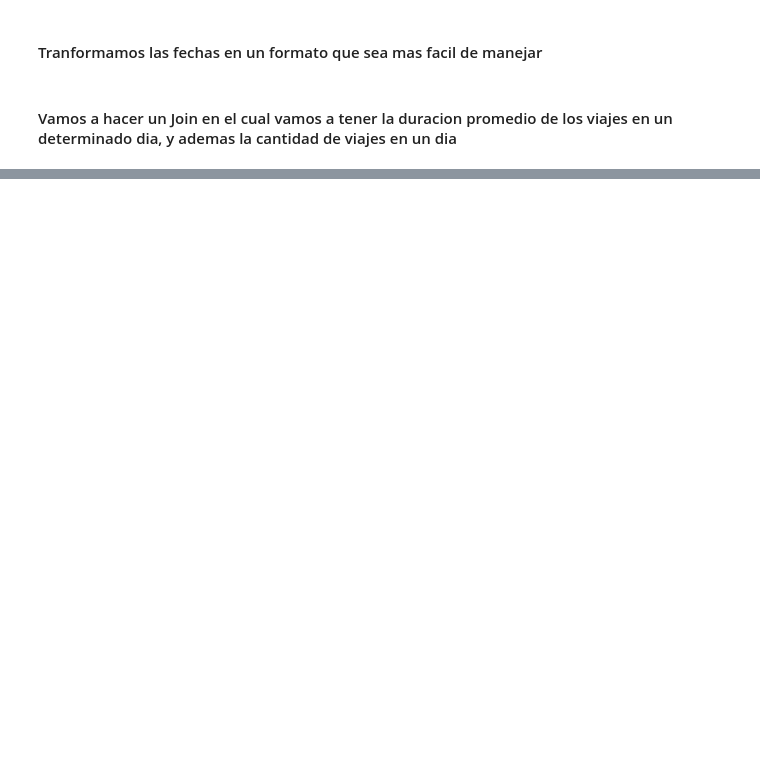
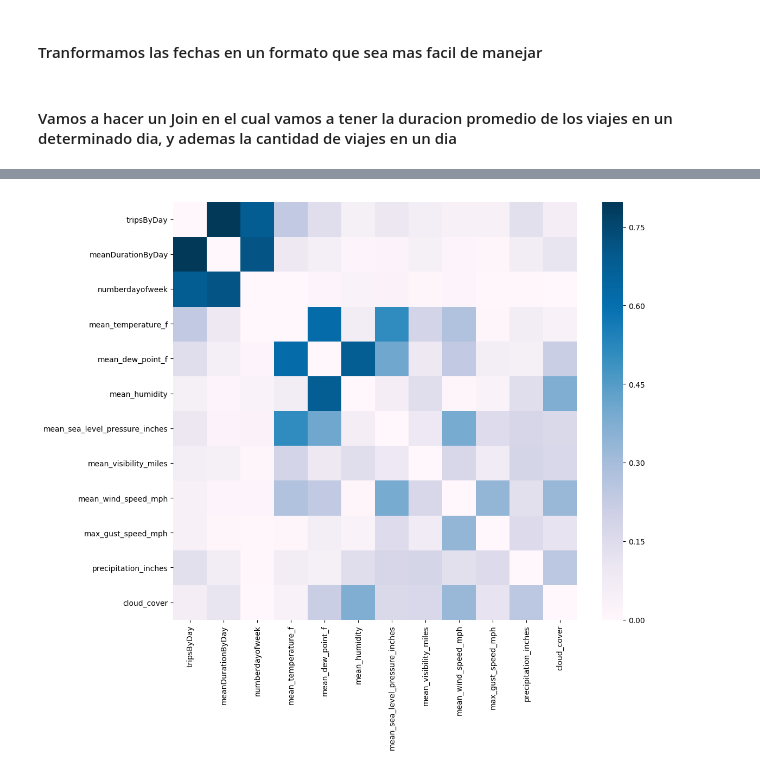
Before and after one commit to pabloernesto/sfBikes, a Jupyter notebook: tripsAndWeather.ipynb, the cells around one changed output, grey strips where cells are left out. Saved outputs shown, nothing was run; the diff lists cells and outputs as text; code cells hidden in the pictures; blank space fills up the shorter version.

```diff
--- a/tripsAndWeather.ipynb
+++ b/tripsAndWeather.ipynb
@@ -40,7 +40,7 @@ weather['events'] = weather['events'].apply(lambda x : 'Rain' if x == 'rain' els
 # %% [markdown]
 #### Vamos a hacer un Join en el cual vamos a tener la duracion promedio de los viajes en un determinado dia, y ademas la cantidad de viajes en un dia
 # %%
-tripsWithReduceDuration = trips[(trips['duration'] < 10000) & (trips['duration'] > 60)]
+tripsWithReduceDuration = trips[(trips['duration'] < 7200) & (trips['duration'] > 60)]
 # %%
 tripsByDay = tripsWithReduceDuration[['start_date']]
 tripsByDay.rename(columns={'start_date' : 'date'},inplace=True)
@@ -205,0 +143,12 @@ weather.plot?
+# %%
+#'mean_temperature_f', 'mean_dew_point_f', 'mean_humidity', 'mean_sea_level_pressure_inches',
+#'mean_visibility_miles', 'mean_wind_speed_mph', 'max_gust_speed_mph', 'precipitation_inches','cloud_cover'
+
+fig, ax = plt.subplots(figsize=(12,10));        # Sample figsize in inches
+cor = correlationData[['tripsByDay','meanDurationByDay','numberdayofweek','mean_temperature_f', 'mean_dew_point_f', 'mean_humidity', 'mean_sea_level_pressure_inches',\
+                 'mean_visibility_miles', 'mean_wind_speed_mph', 'max_gust_speed_mph', 'precipitation_inches',\
+                 'cloud_cover']].corr().abs()
+cor.values[[np.arange(12)]*2] = 0
+sns.heatmap(cor,cmap='PuBu');
+# %% [output]
+[figure, added]
```
Also changed, not shown: parts of 61 cells of this notebook, 2 other files.
